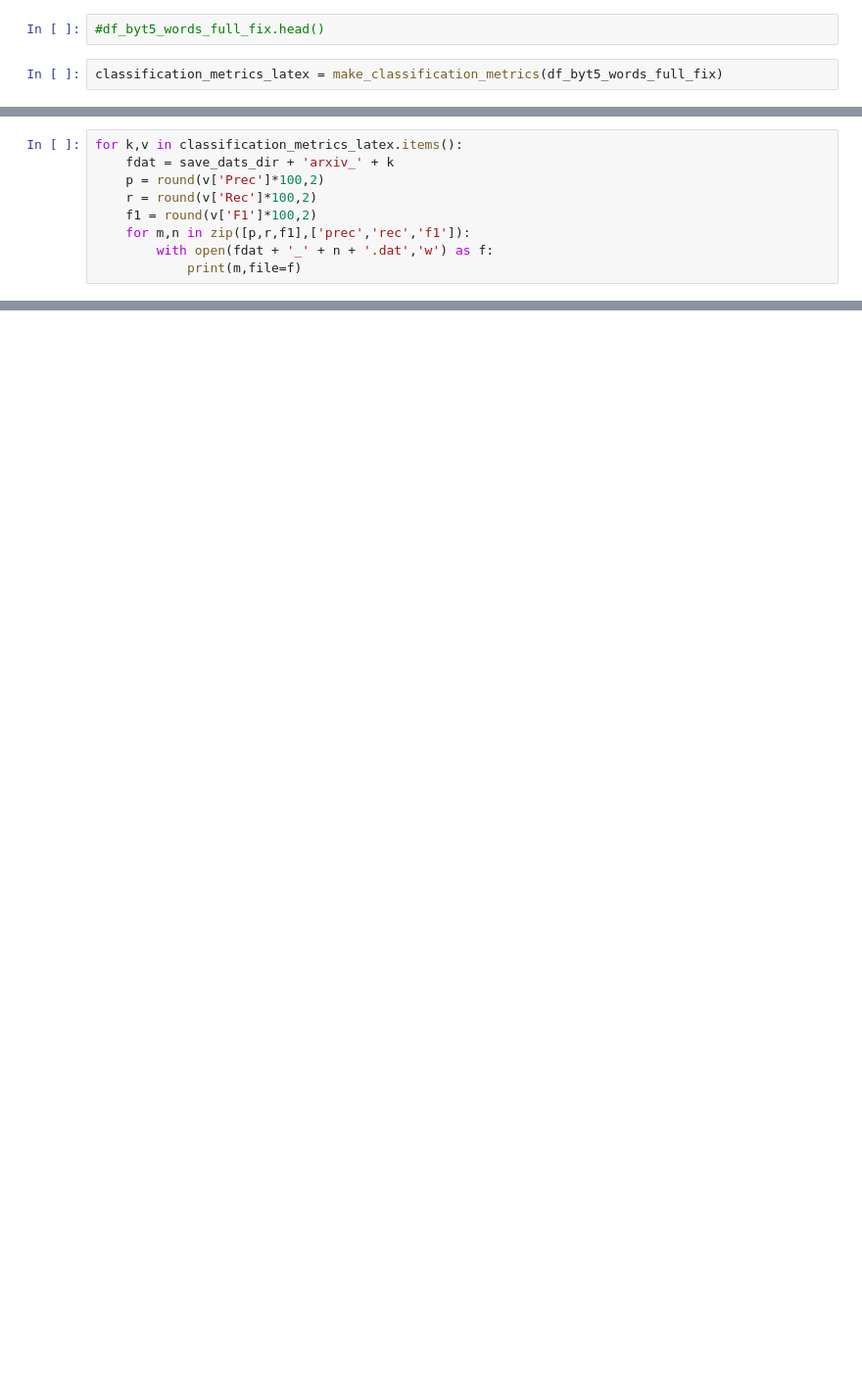
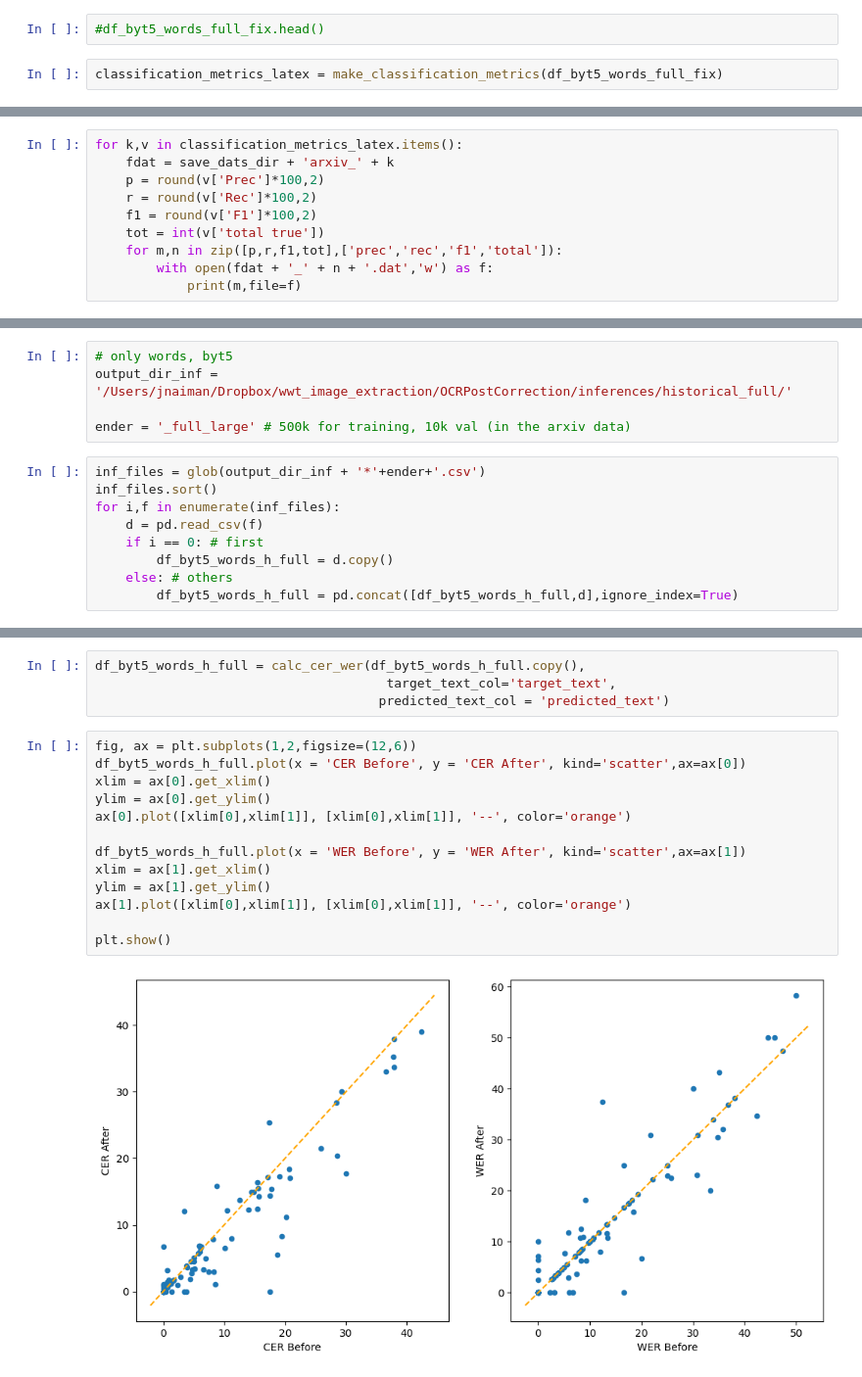
Before and after one commit to ReadingTimeMachine/ocr_post_correction, a Jupyter notebook: byt5/baseline_calcs.ipynb, the cells around one changed output, grey strips where cells are left out. Shown at 98% size. Cells and saved outputs as stored; diff of their text form; blank space fills up the shorter version.

```diff
--- a/byt5/baseline_calcs.ipynb
+++ b/byt5/baseline_calcs.ipynb
@@ -735,6 +856,7 @@ for k,v in classification_metrics_latex.items():
     p = round(v['Prec']*100,2)
     r = round(v['Rec']*100,2)
     f1 = round(v['F1']*100,2)
-    for m,n in zip([p,r,f1],['prec','rec','f1']):
+    tot = int(v['total true'])
+    for m,n in zip([p,r,f1,tot],['prec','rec','f1','total']):
         with open(fdat + '_' + n + '.dat','w') as f:
             print(m,file=f)
@@ -740,0 +865,14 @@ for k,v in classification_metrics_latex.items():
+# %%
+# only words, byt5
+output_dir_inf = '/Users/jnaiman/Dropbox/wwt_image_extraction/OCRPostCorrection/inferences/historical_full/'
+
+ender = '_full_large' # 500k for training, 10k val (in the arxiv data)
+# %%
+inf_files = glob(output_dir_inf + '*'+ender+'.csv')
+inf_files.sort()
+for i,f in enumerate(inf_files):
+    d = pd.read_csv(f)
+    if i == 0: # first
+        df_byt5_words_h_full = d.copy()
+    else: # others
+        df_byt5_words_h_full = pd.concat([df_byt5_words_h_full,d],ignore_index=True)
@@ -740,0 +888,19 @@ for k,v in classification_metrics_latex.items():
+# %%
+df_byt5_words_h_full = calc_cer_wer(df_byt5_words_h_full.copy(),
+                                      target_text_col='target_text',
+                                     predicted_text_col = 'predicted_text')
+# %%
+fig, ax = plt.subplots(1,2,figsize=(12,6))
+df_byt5_words_h_full.plot(x = 'CER Before', y = 'CER After', kind='scatter',ax=ax[0])
+xlim = ax[0].get_xlim()
+ylim = ax[0].get_ylim()
+ax[0].plot([xlim[0],xlim[1]], [xlim[0],xlim[1]], '--', color='orange')
+
+df_byt5_words_h_full.plot(x = 'WER Before', y = 'WER After', kind='scatter',ax=ax[1])
+xlim = ax[1].get_xlim()
+ylim = ax[1].get_ylim()
+ax[1].plot([xlim[0],xlim[1]], [xlim[0],xlim[1]], '--', color='orange')
+
+plt.show()
+# %% [output]
+[figure, added]
```
Also changed, not shown: parts of 41 cells of this notebook, 1 other file.
